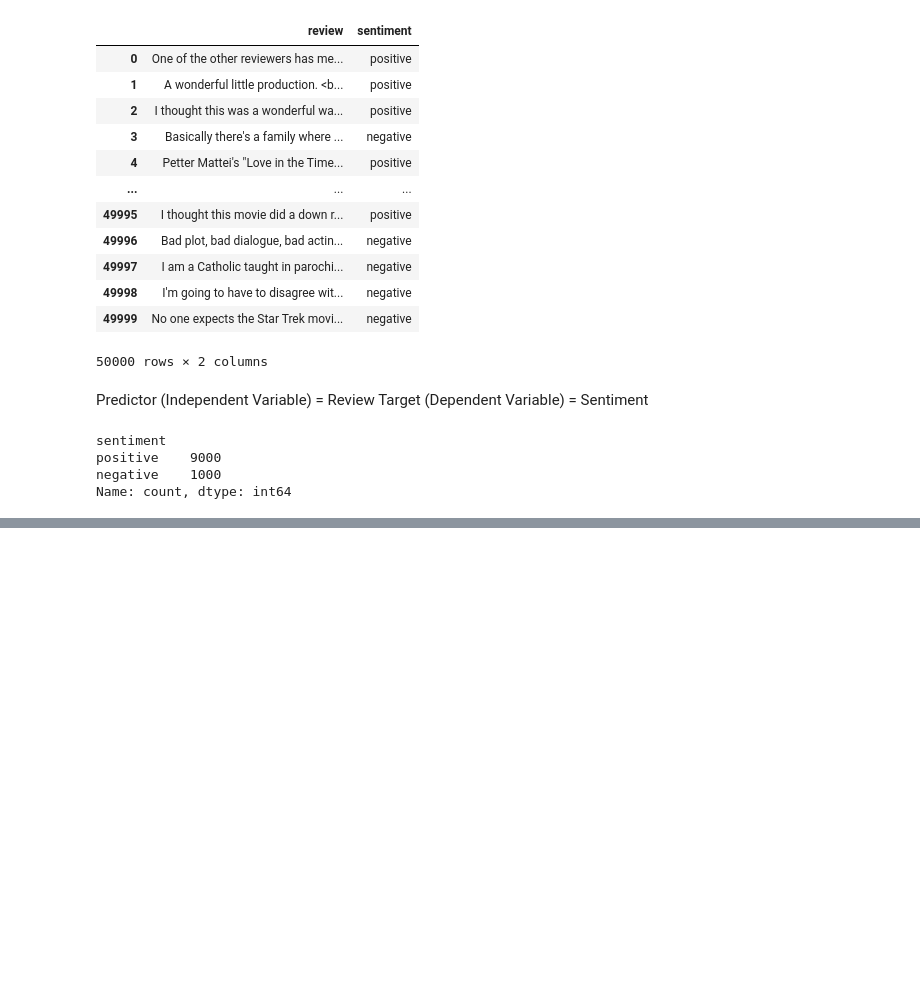
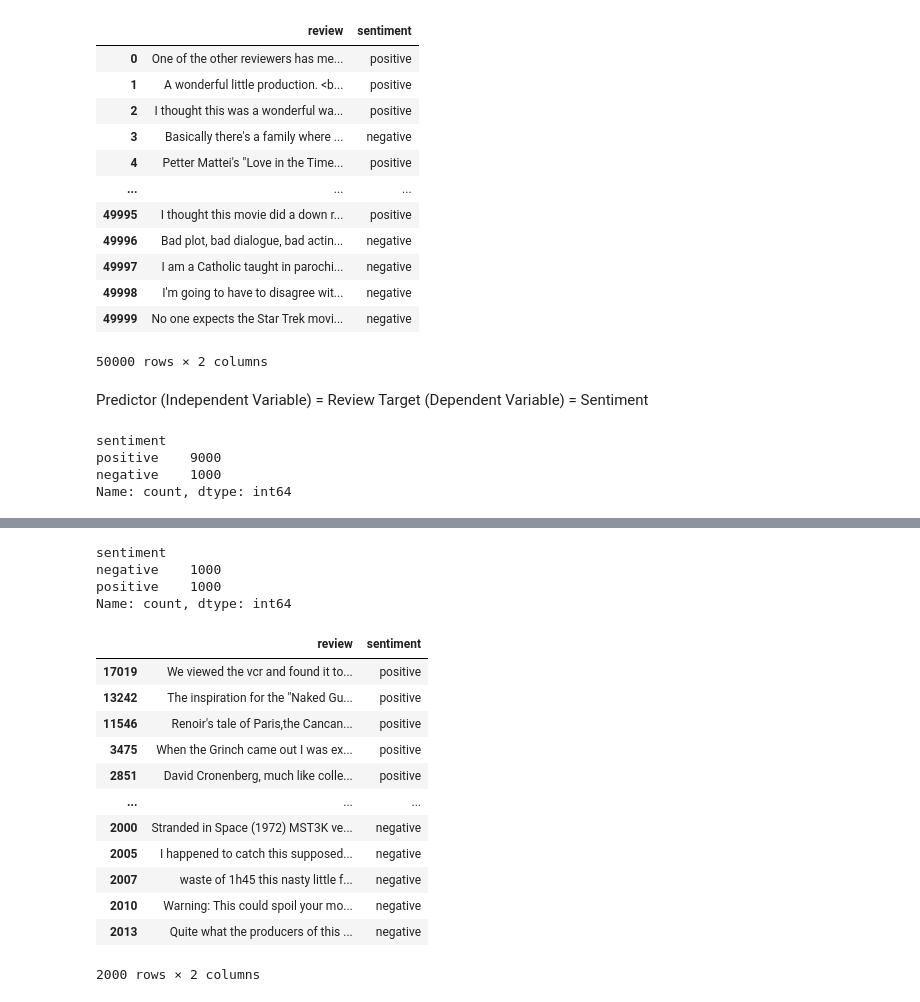
Before and after one commit to DiilaNa/Data_Science_with-Pandas, a Jupyter notebook: Project-4/TextClassificationWithSklearn.ipynb, the cells around one changed output, grey strips where cells are left out. Drawn from its saved outputs; the diff is of its cells as text; code cells hidden in the pictures; blank space fills up the shorter version.

```diff
--- a/Project-4/TextClassificationWithSklearn.ipynb
+++ b/Project-4/TextClassificationWithSklearn.ipynb
@@ -43,0 +100,25 @@ Name: count, dtype: int64
+# %%
+pd.concat([df_reviews_positive, df_reviews_negative]).value_counts('sentiment')
+# %% [output]
+sentiment
+negative    1000
+positive    1000
+Name: count, dtype: int64
+# %%
+df_reviews_bal = pd.concat([df_reviews_positive, df_reviews_negative])
+# %%
+df_reviews_bal
+# %% [output]
+|  | review | sentiment |
+| 17019 | We viewed the vcr and found it to... | positive |
+| 13242 | The inspiration for the "Naked Gu... | positive |
+| 11546 | Renoir's tale of Paris,the Cancan... | positive |
+| 3475 | When the Grinch came out I was ex... | positive |
+| 2851 | David Cronenberg, much like colle... | positive |
+| ... | ... | ... |
+| 2000 | Stranded in Space (1972) MST3K ve... | negative |
+| 2005 | I happened to catch this supposed... | negative |
+| 2007 | waste of 1h45 this nasty little f... | negative |
+| 2010 | Warning: This could spoil your mo... | negative |
+| 2013 | Quite what the producers of this ... | negative |
+2000 rows × 2 columns
```
Also changed, not shown: parts of 21 cells of this notebook.
